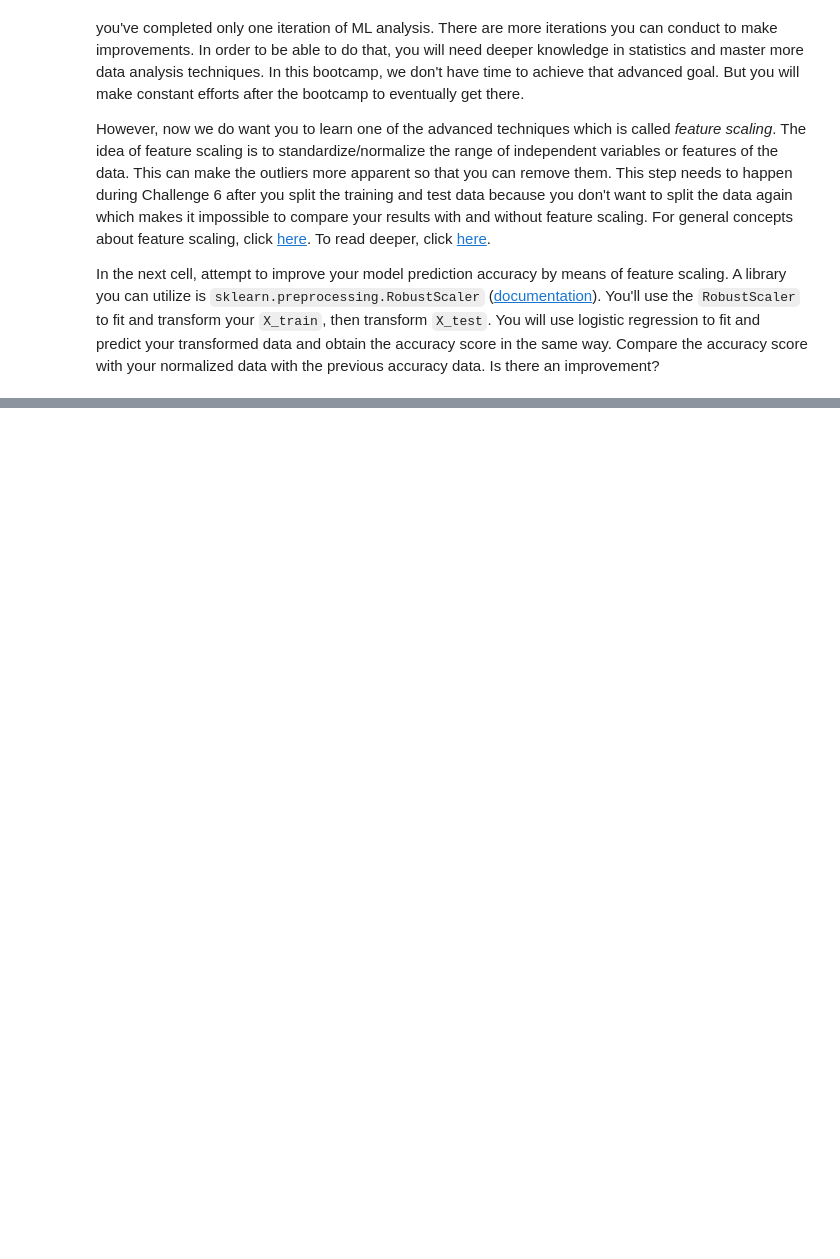
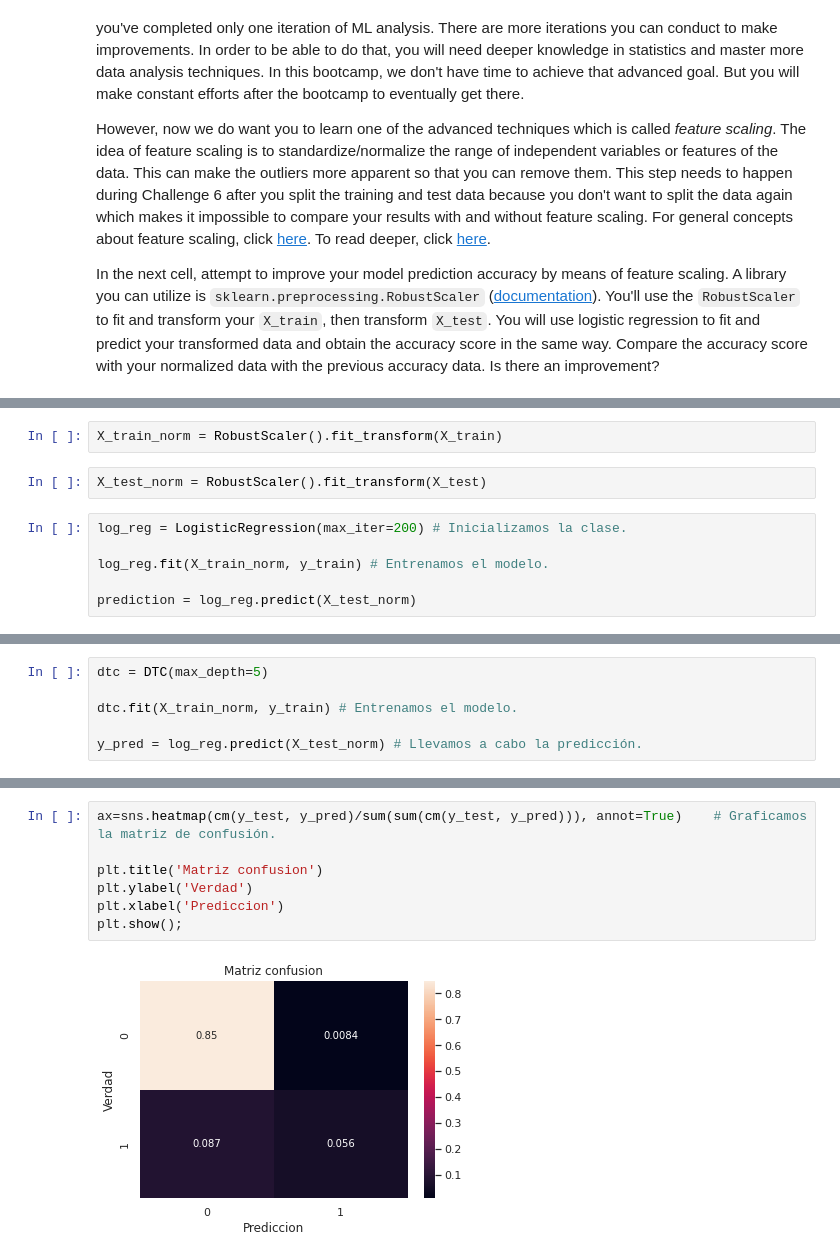
Before and after one commit to Ironhack-Data-Madrid-Enero-2022/lab-supervised-learning, a Jupyter notebook: your-code/main.ipynb, the cells around one changed output, grey strips where cells are left out. Drawn from its saved outputs; the diff is of its cells as text; blank space fills up the shorter version.

```diff
--- a/your-code/main.ipynb
+++ b/your-code/main.ipynb
@@ -642,0 +744,10 @@ In the next cell, attempt to improve your model prediction accuracy by means of
+# %%
+X_train_norm = RobustScaler().fit_transform(X_train)
+# %%
+X_test_norm = RobustScaler().fit_transform(X_test)
+# %%
+log_reg = LogisticRegression(max_iter=200) # Inicializamos la clase.
+
+log_reg.fit(X_train_norm, y_train) # Entrenamos el modelo.
+
+prediction = log_reg.predict(X_test_norm)
@@ -642,0 +762,6 @@ In the next cell, attempt to improve your model prediction accuracy by means of
+# %%
+dtc = DTC(max_depth=5)
+
+dtc.fit(X_train_norm, y_train) # Entrenamos el modelo.
+
+y_pred = log_reg.predict(X_test_norm) # Llevamos a cabo la predicción.
@@ -642,0 +774,9 @@ In the next cell, attempt to improve your model prediction accuracy by means of
+# %%
+ax=sns.heatmap(cm(y_test, y_pred)/sum(sum(cm(y_test, y_pred))), annot=True)    # Graficamos la matriz de confusión.
+
+plt.title('Matriz confusion')
+plt.ylabel('Verdad')
+plt.xlabel('Prediccion')
+plt.show();
+# %% [output]
+[figure, added]
```
Also changed, not shown: parts of 35 cells of this notebook.
